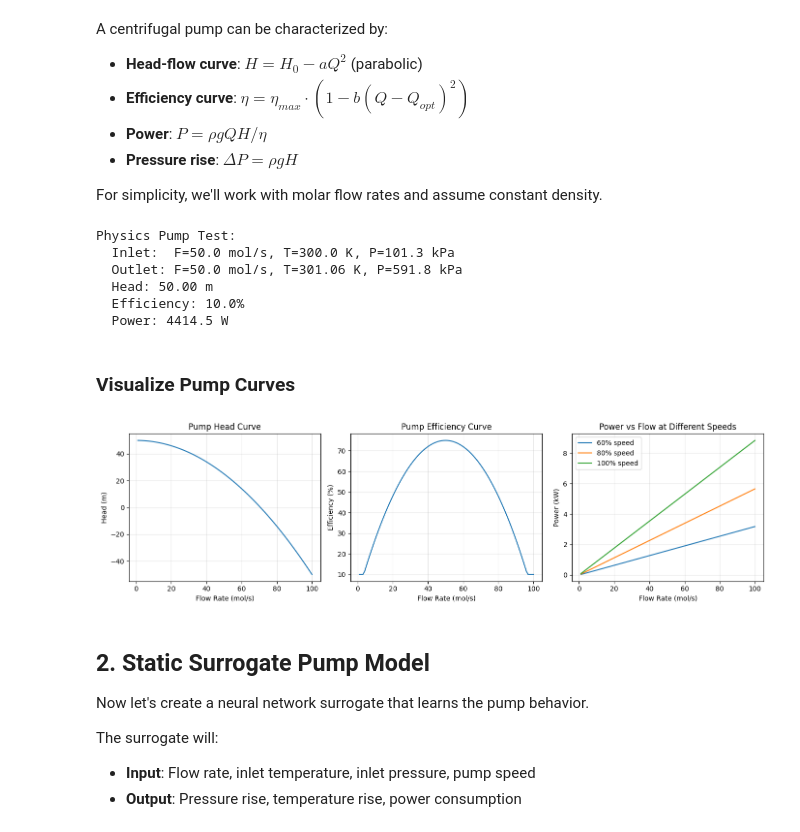
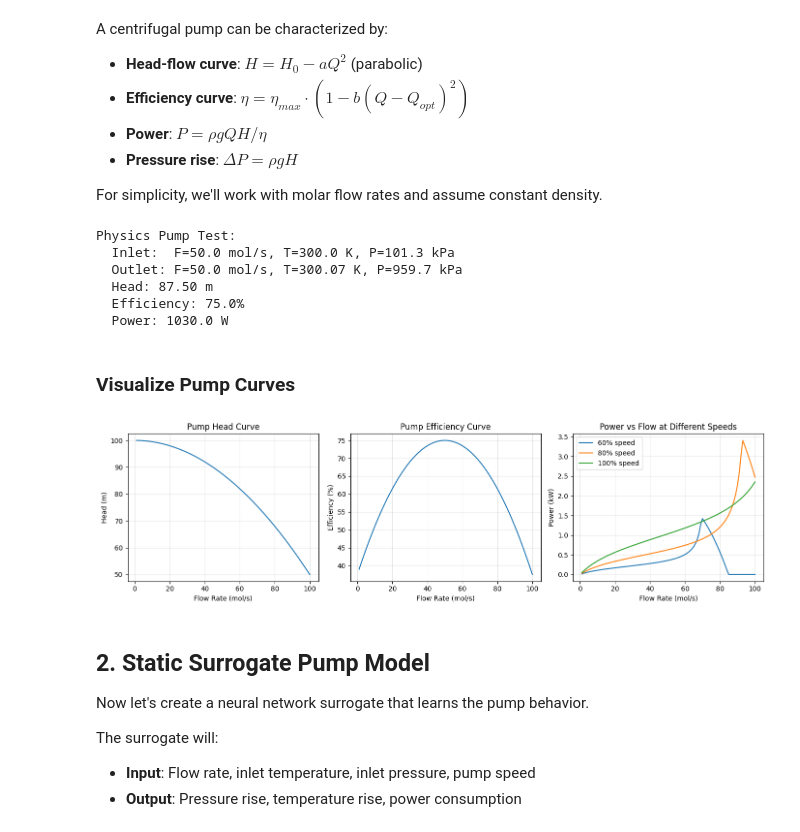
Before and after one commit to jkitchin/differentiable-flowsheets, a Jupyter notebook: examples/13_surrogate_pump.ipynb, the cells around one changed output. Cells and saved outputs as stored; diff of their text form; code cells hidden in the pictures.

```diff
--- a/examples/13_surrogate_pump.ipynb
+++ b/examples/13_surrogate_pump.ipynb
@@ -64,34 +64,38 @@ class PhysicsPump:
     """Physics-based centrifugal pump model.
 
     This serves as our 'ground truth' for generating training data.
+
+    The pump curves are defined in terms of molar flow rate (mol/s) for
+    direct compatibility with difflow streams. For a real pump, you would
+    convert between molar and volumetric flow using fluid density and MW.
     """
 
     def __init__(
         self,
-        H0: float = 50.0,      # Shutoff head (m)
-        a: float = 0.01,       # Head curve coefficient (m/(mol/s)^2)
-        eta_max: float = 0.75, # Maximum efficiency
-        Q_opt: float = 50.0,   # Optimal flow rate (mol/s)
-        b: float = 0.0004,     # Efficiency curve width
-        rho: float = 1000.0,   # Fluid density (kg/m³)
-        MW: float = 0.018,     # Molecular weight (kg/mol) - water
+        H0: float = 100.0,      # Shutoff head (m) - increased for positive head at high flows
+        a: float = 0.005,       # Head curve coefficient (m/(mol/s)^2) - reduced slope
+        eta_max: float = 0.75,  # Maximum efficiency
+        F_opt: float = 50.0,    # Optimal molar flow rate (mol/s)
+        b: float = 0.0002,      # Efficiency curve width ((mol/s)^-2) - wider curve
+        rho: float = 1000.0,    # Fluid density (kg/m³)
+        MW: float = 0.018,      # Molecular weight (kg/mol) - water
     ):
         self.H0 = H0
         self.a = a
         self.eta_max = eta_max
-        self.Q_opt = Q_opt
+        self.F_opt = F_opt
         self.b = b
         self.rho = rho
         self.MW = MW
         self.g = 9.81  # m/s²
 
-    def head(self, Q: jnp.ndarray) -> jnp.ndarray:
-        """Pump head (m) as function of volumetric flow."""
-        return self.H0 - self.a * Q**2
+    def head(self, F: jnp.ndarray) -> jnp.ndarray:
+        """Pump head (m) as function of molar flow rate (mol/s)."""
+        return self.H0 - self.a * F**2
 
-    def efficiency(self, Q: jnp.ndarray) -> jnp.ndarray:
-        """Pump efficiency as function of flow."""
-        eta = self.eta_max * (1 - self.b * (Q - self.Q_opt)**2)
+    def efficiency(self, F: jnp.ndarray) -> jnp.ndarray:
+        """Pump efficiency as function of molar flow rate (mol/s)."""
+        eta = self.eta_max * (1 - self.b * (F - self.F_opt)**2)
         return jnp.clip(eta, 0.1, self.eta_max)  # Minimum efficiency
 
     def __call__(self, inlet, speed_fraction: float = 1.0):
@@ -104,27 +108,31 @@ class PhysicsPump:
         Returns:
             (outlet_stream, info_dict)
         """
-        # Get molar flow and convert to volumetric
+        # Get molar flow rate
         F_total = total_flow(inlet)
-        Q = F_total * self.MW / self.rho  # m³/s
 
         # Apply affinity laws for speed variation
         # Q ∝ N, H ∝ N², P ∝ N³
-        Q_eff = Q / speed_fraction  # Equivalent flow at rated speed
+        F_eff = F_total / speed_fraction  # Equivalent flow at rated speed
 
         # Calculate head and efficiency at rated speed
-        H_rated = self.head(Q_eff)
-        eta = self.efficiency(Q_eff)
+        H_rated = self.head(F_eff)
+        eta = self.efficiency(F_eff)
 
         # Apply affinity laws
         H = H_rated * speed_fraction**2
 
-        # Pressure rise
+        # Ensure non-negative head (pump cannot create suction)
+        H = jnp.maximum(H, 0.0)
+
+        # Pressure rise: dP = rho * g * H
         dP = self.rho * self.g * H
         P_out = inlet['P'] + dP
 
-        # Power consumption
-        power = self.rho * self.g * Q * H / (eta + 1e-10)
+        # Power consumption: volumetric flow * dP / efficiency
+        # Convert molar flow to volumetric: Q_vol = F * MW / rho
+        Q_vol = F_total * self.MW / self.rho  # m³/s
+        power = Q_vol * dP / (eta + 1e-10)  # W
 
         # Temperature rise from inefficiency (simplified)
         # Q_waste = power * (1 - eta)
@@ -164,53 +172,53 @@ print(f"  Power: {info['power']:.1f} W")
 # %% [output]
 Physics Pump Test:
   Inlet:  F=50.0 mol/s, T=300.0 K, P=101.3 kPa
-  Outlet: F=50.0 mol/s, T=301.06 K, P=591.8 kPa
-  Head: 50.00 m
-  Efficiency: 10.0%
-  Power: 4414.5 W
+  Outlet: F=50.0 mol/s, T=300.07 K, P=959.7 kPa
+  Head: 87.50 m
+  Efficiency: 75.0%
+  Power: 1030.0 W
 # %% [markdown]
 ### Visualize Pump Curves
 # %%
 # Generate pump curves
-Q_range = jnp.linspace(1, 100, 100)
+F_range = jnp.linspace(1, 100, 100)
 
 fig, axes = plt.subplots(1, 3, figsize=(14, 4))
 
 # Head curve
-H_curve = vmap(physics_pump.head)(Q_range)
-axes[0].plot(Q_range, H_curve)
+H_curve = vmap(physics_pump.head)(F_range)
+axes[0].plot(F_range, H_curve)
 axes[0].set_xlabel('Flow Rate (mol/s)')
 axes[0].set_ylabel('Head (m)')
 axes[0].set_title('Pump Head Curve')
 axes[0].grid(True, alpha=0.3)
 
 # Efficiency curve
-eta_curve = vmap(physics_pump.efficiency)(Q_range)
-axes[1].plot(Q_range, eta_curve * 100)
+eta_curve = vmap(physics_pump.efficiency)(F_range)
+axes[1].plot(F_range, eta_curve * 100)
 axes[1].set_xlabel('Flow Rate (mol/s)')
 axes[1].set_ylabel('Efficiency (%)')
 axes[1].set_title('Pump Efficiency Curve')
 axes[1].grid(True, alpha=0.3)
 
 # Power curve at different speeds
 for speed in [0.6, 0.8, 1.0]:
     powers = []
-    for Q in Q_range:
-        inlet = make_stream({'water': float(Q)}, T=300.0, P=101325.0)
+    for F in F_range:
+        inlet = make_stream({'water': float(F)}, T=300.0, P=101325.0)
         _, info = physics_pump(inlet, speed_fraction=speed)
         powers.append(info['power'])
-    axes[2].plot(Q_range, jnp.array(powers) / 1000, label=f'{speed*100:.0f}% speed')
+    axes[2].plot(F_range, jnp.array(powers) / 1000, label=f'{speed*100:.0f}% speed')
 
 axes[2].set_xlabel('Flow Rate (mol/s)')
 axes[2].set_ylabel('Power (kW)')
 axes[2].set_title('Power vs Flow at Different Speeds')
 axes[2].legend()
 axes[2].grid(True, alpha=0.3)
 
 plt.tight_layout()
 plt.show()
 # %% [output]
-[figure, old version]
+[figure, new version]
 # %% [markdown]
 ## 2. Static Surrogate Pump Model
 
```
Also changed, not shown: parts of 14 cells of this notebook.
